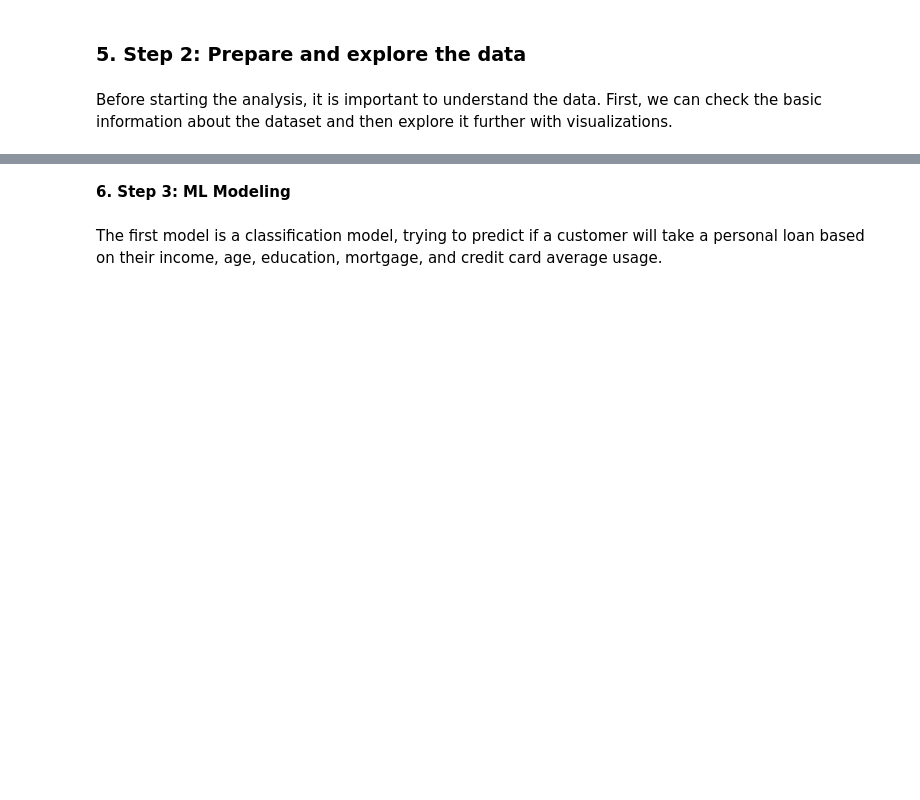
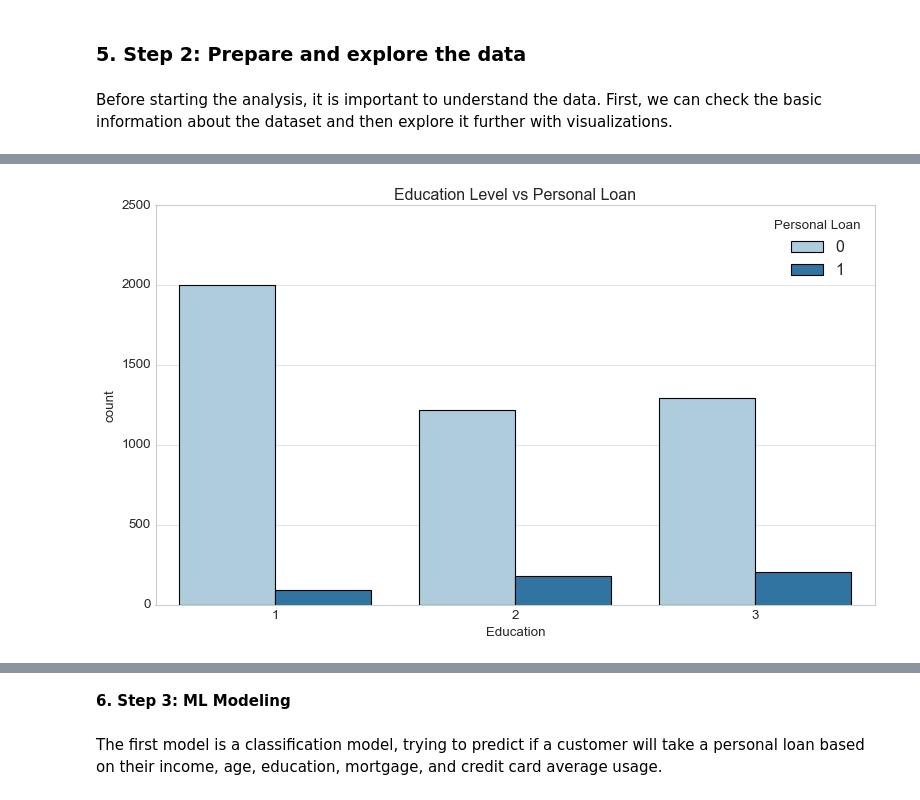
Before and after one commit to joao-reis25/dataSciencePython, a Jupyter notebook: src/REIS_POST.ipynb, the cells around one changed output, grey strips where cells are left out. Saved outputs shown, nothing was run; the diff lists cells and outputs as text; code cells hidden in the pictures; blank space fills up the shorter version.

```diff
--- a/src/REIS_POST.ipynb
+++ b/src/REIS_POST.ipynb
@@ -129,0 +206,10 @@ plt.show()
+# %%
+# Additional insights: Education level vs Personal Loan
+plt.figure(figsize=(10, 6))
+sns.countplot(data=df, x='Education', hue='Personal Loan')
+plt.title('Education Level vs Personal Loan')
+plt.tight_layout()
+plt.savefig('education_vs_loan.png')
+plt.show()
+# %% [output]
+[figure, added]
```
Also changed, not shown: parts of 15 cells of this notebook, 9 other files.
